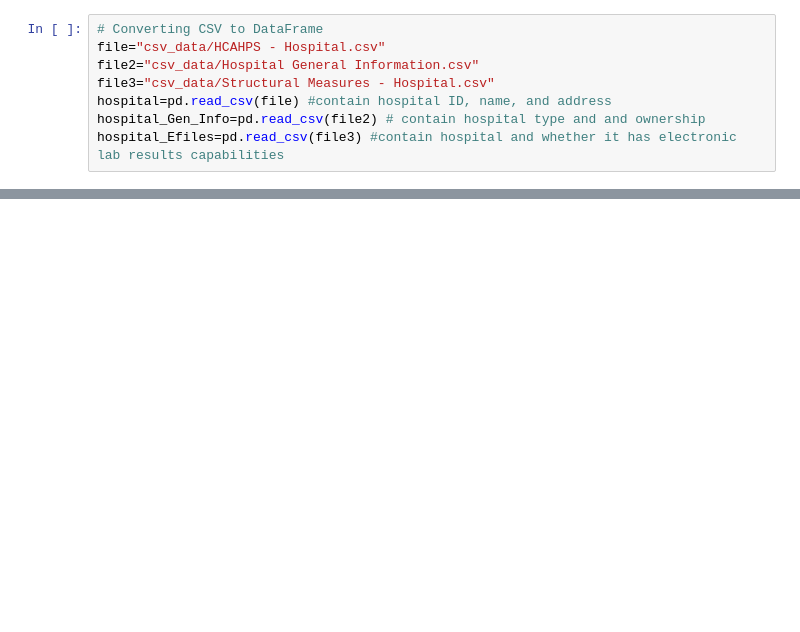
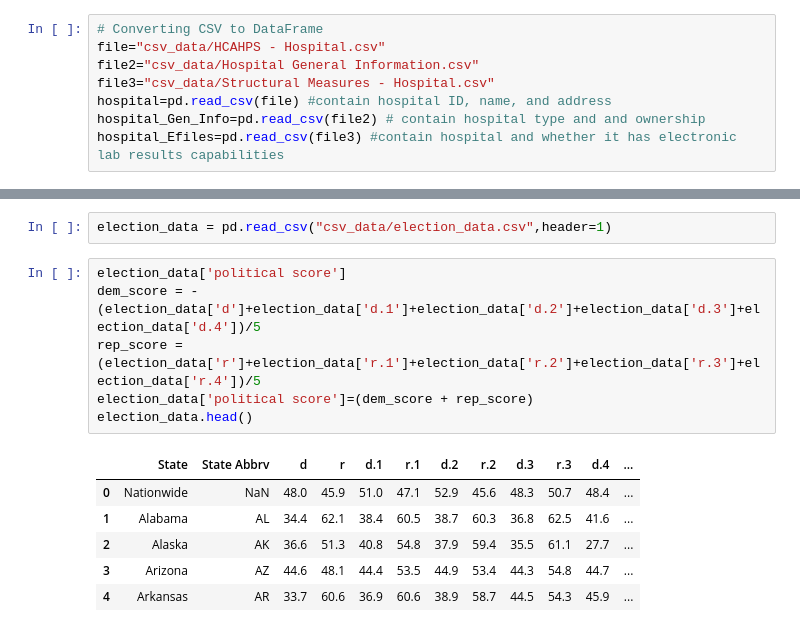
Before and after one commit to parkplace10/groupE_project1, a Jupyter notebook: start_data.ipynb, the cells around one changed output, grey strips where cells are left out. Saved outputs shown, nothing was run; the diff lists cells and outputs as text; blank space fills up the shorter version.

```diff
--- a/start_data.ipynb
+++ b/start_data.ipynb
@@ -38,0 +110,15 @@ hospital_Efiles.head()
+# %%
+election_data = pd.read_csv("csv_data/election_data.csv",header=1)
+# %%
+election_data['political score']
+dem_score = -(election_data['d']+election_data['d.1']+election_data['d.2']+election_data['d.3']+election_data['d.4'])/5
+rep_score = (election_data['r']+election_data['r.1']+election_data['r.2']+election_data['r.3']+election_data['r.4'])/5
+election_data['political score']=(dem_score + rep_score)
+election_data.head()
+# %% [output]
+|  | State | State Abbrv | d | r | d.1 | r.1 | d.2 | r.2 | d.3 | r.3 | d.4 | ... |
+| 0 | Nationwide | NaN | 48.0 | 45.9 | 51.0 | 47.1 | 52.9 | 45.6 | 48.3 | 50.7 | 48.4 | ... |
+| 1 | Alabama | AL | 34.4 | 62.1 | 38.4 | 60.5 | 38.7 | 60.3 | 36.8 | 62.5 | 41.6 | ... |
+| 2 | Alaska | AK | 36.6 | 51.3 | 40.8 | 54.8 | 37.9 | 59.4 | 35.5 | 61.1 | 27.7 | ... |
+| 3 | Arizona | AZ | 44.6 | 48.1 | 44.4 | 53.5 | 44.9 | 53.4 | 44.3 | 54.8 | 44.7 | ... |
+| 4 | Arkansas | AR | 33.7 | 60.6 | 36.9 | 60.6 | 38.9 | 58.7 | 44.5 | 54.3 | 45.9 | ... |
```
Also changed, not shown: parts of 8 cells of this notebook, 8 other files.
